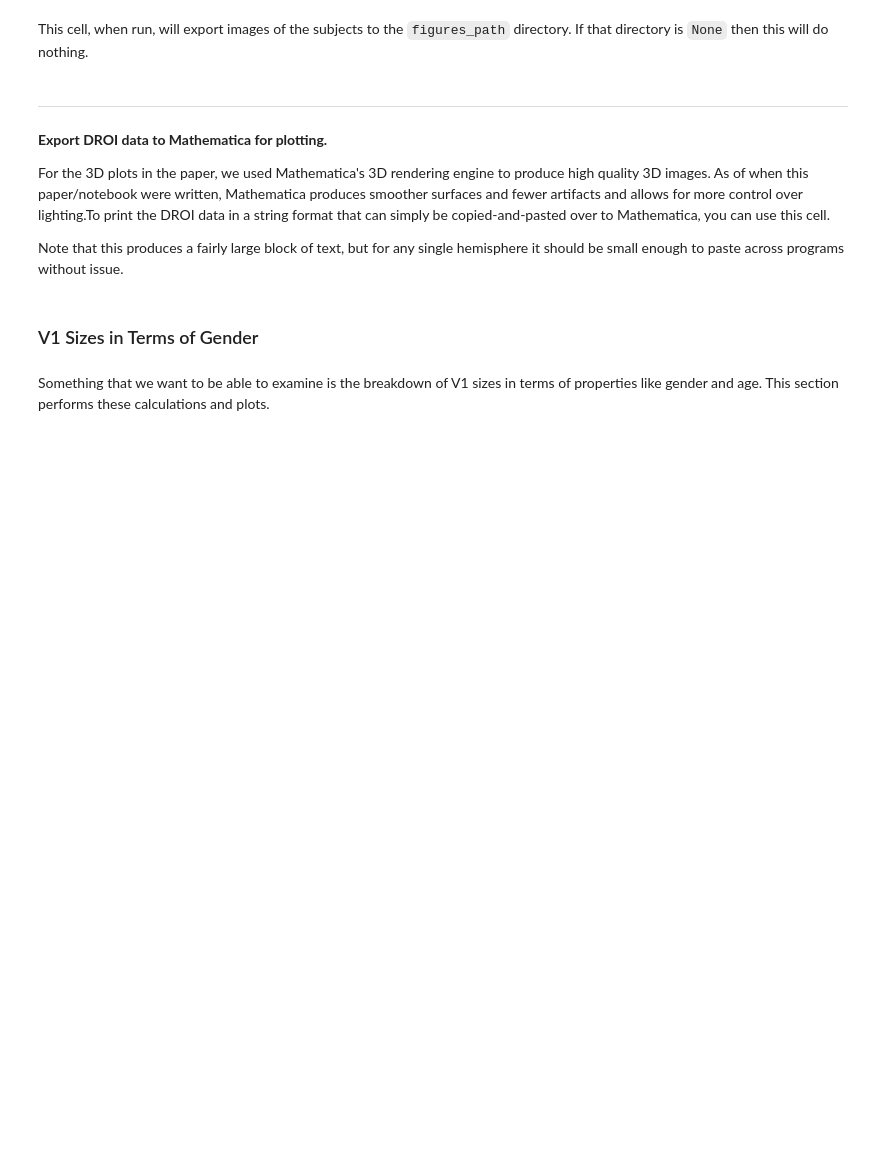
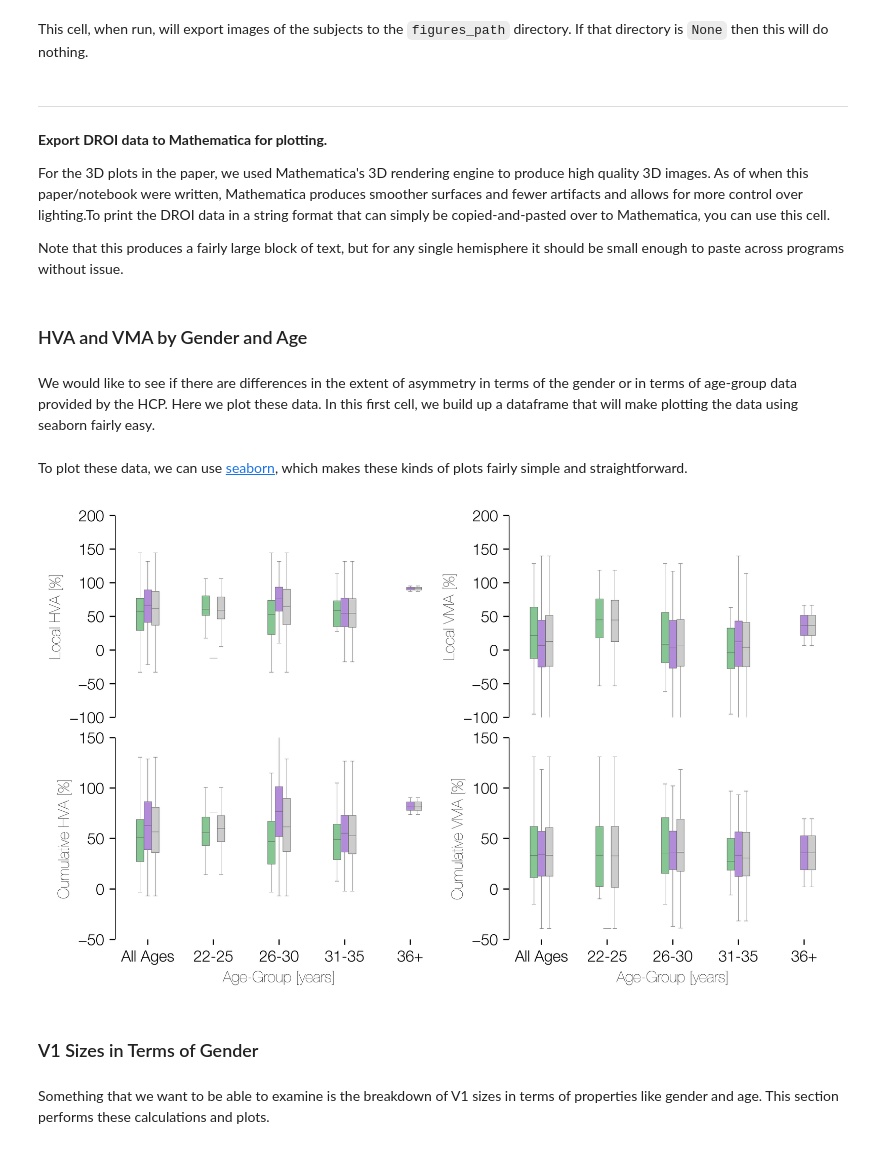
Before and after one commit to noahbenson/performance-fields, a Jupyter notebook: notebooks/performance-fields.ipynb, the cells around one changed output. Saved outputs shown, nothing was run; the diff lists cells and outputs as text; code cells hidden in the pictures; blank space fills up the shorter version.

```diff
--- a/notebooks/performance-fields.ipynb
+++ b/notebooks/performance-fields.ipynb
@@ -498,3 +620,7 @@ for (k,v) in six.iteritems(rois):
 ss[-1] = "|>"
 
 print(''.join(ss))
+# %% [markdown]
+### HVA and VMA by Gender and Age
+# %% [markdown]
+We would like to see if there are differences in the extent of asymmetry in terms of the gender or in terms of age-group data provided by the HCP. Here we plot these data. In this first cell, we build up a dataframe that will make plotting the data using seaborn fairly easy.
@@ -501,3 +661,59 @@ print(''.join(ss))
+# %% [markdown]
+To plot these data, we can use [seaborn](https://github.com/mwaskom/seaborn), which makes these kinds of plots fairly simple and straightforward.
+# %%
+# Setup the figure
+(fig,axs) = plt.subplots(2,2, figsize=(7,4.5), dpi=72*8)
+
+# We want to plot these for only the ± 10° wedge.
+df = asymmetry_table
+df = df.loc[df[angle_col] == 20]
+
+# We also want to be able to plot a both-genders and all-ages category. We can
+# most easily facilitate this by adding data to the dataframe.
+tmp = pandas.options.mode.chained_assignment
+pandas.options.mode.chained_assignment = None
+df0 = df.copy()
+df[gender_col] = np.full(len(df), 'X')
+df = pandas.concat([df0, df])
+df0 = df.copy()
+df[age_col] = np.zeros(len(df))
+df = pandas.concat([df0, df])
+pandas.options.mode.chained_assignment = tmp
+
+# We need to makeup a new color for the genders; make it gray.
+clrs = {k:colors[k] for k in ['M','F']}
+clrs['X'] = (0.8,0.8,0.8)
+
+for (k,ax) in zip(data_cols, axs.T.flatten()):
+    sns.boxplot(data=df, x=age_col, y=k, hue=gender_col,
+                   palette=clrs, saturation=0.5, dodge=True,
+                   ax=ax, linewidth=0.25, width=0.35, fliersize=0)
+
+# Do some post-processing on the figure.
+xlim = [-0.5,4.5]
+ylims = [[-100,200], [-50,150]]
+#yaxlims = [[-100,200], []]
+for (axrow,ylim) in zip(axs, ylims):
+    for ax in axrow:
+        for sp in six.itervalues(ax.spines):
+            sp.set_visible(False)
+        ax.set_xlim(xlim)
+        ax.set_ylim(ylim)
+        ax.plot([xlim[0], xlim[0]], ylim, 'k-', lw=1)
+        ax.get_legend().remove()
+for ax in axs[0]:
+    ax.set_xlabel(None)
+    ax.set_xticks([])
+xlbls = ['All Ages'] + list(np.unique(data.behavioral_table['Age'].values))
+for ax in axs[1]:
+    ax.set_xticklabels(xlbls)
+fig.subplots_adjust(0.07,0.05,1,0.9,0.2,0.1)
+
+if figures_path is not None:
+    flnm = os.path.join(figures_path, 'asymmetry_by_demographics.pdf')
+    plt.savefig(flnm, dpi=72*8, bbox_inches='tight')
+# %% [output]
+[figure, added]
 # %% [markdown]
 ### V1 Sizes in Terms of Gender
 # %% [markdown]
```
Also changed, not shown: parts of 38 cells of this notebook, 1 other file.
